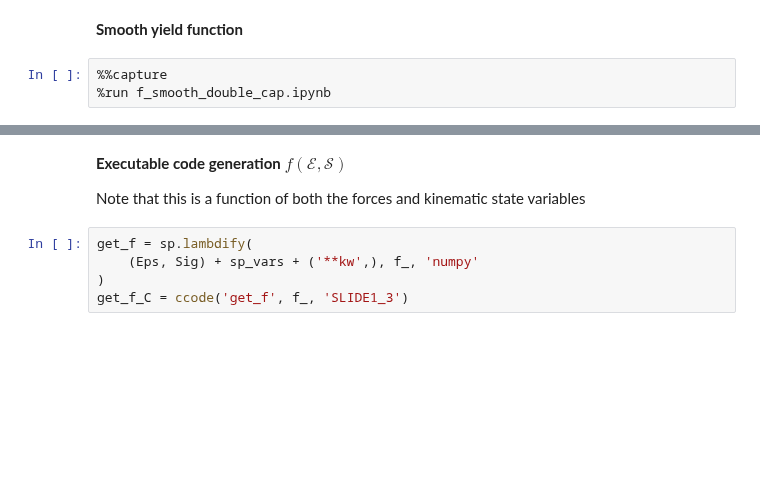
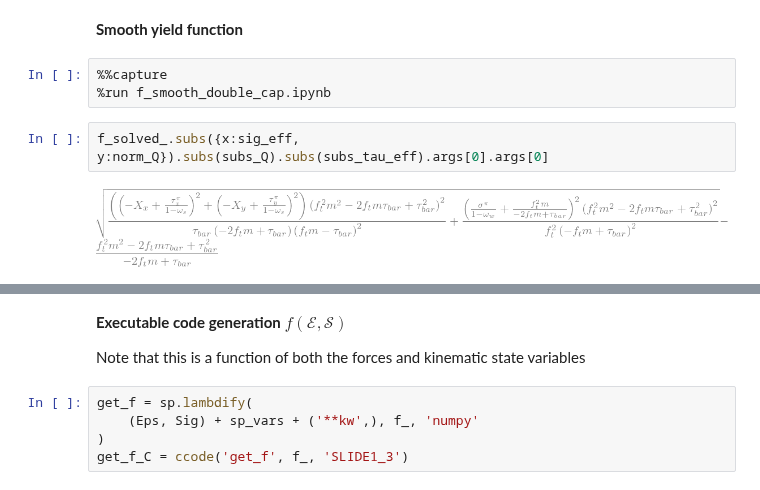
Before and after one commit to bmcs-group/bmcs_matmod, a Jupyter notebook: notebooks/slide/prototyping/SLIDE_3.2.ipynb, the cells around one changed output, grey strips where cells are left out. Saved outputs shown, nothing was run; the diff lists cells and outputs as text; blank space fills up the shorter version.

```diff
--- a/notebooks/slide/prototyping/SLIDE_3.2.ipynb
+++ b/notebooks/slide/prototyping/SLIDE_3.2.ipynb
@@ -203,6 +219,10 @@ After substitutions the yield function reads
 # %%
 %%capture
 %run f_smooth_double_cap.ipynb
+# %%
+f_solved_.subs({x:sig_eff, y:norm_Q}).subs(subs_Q).subs(subs_tau_eff).args[0].args[0]
+# %% [output]
+[figure, added]
 # %%
 f_ = f_solved_.subs({x:sig_eff, y:norm_Q}).subs(subs_Q).subs(subs_tau_eff).subs(tau_bar, (bartau+Z))
 f_
```
Also changed, not shown: parts of 9 cells of this notebook, 5 other files.
